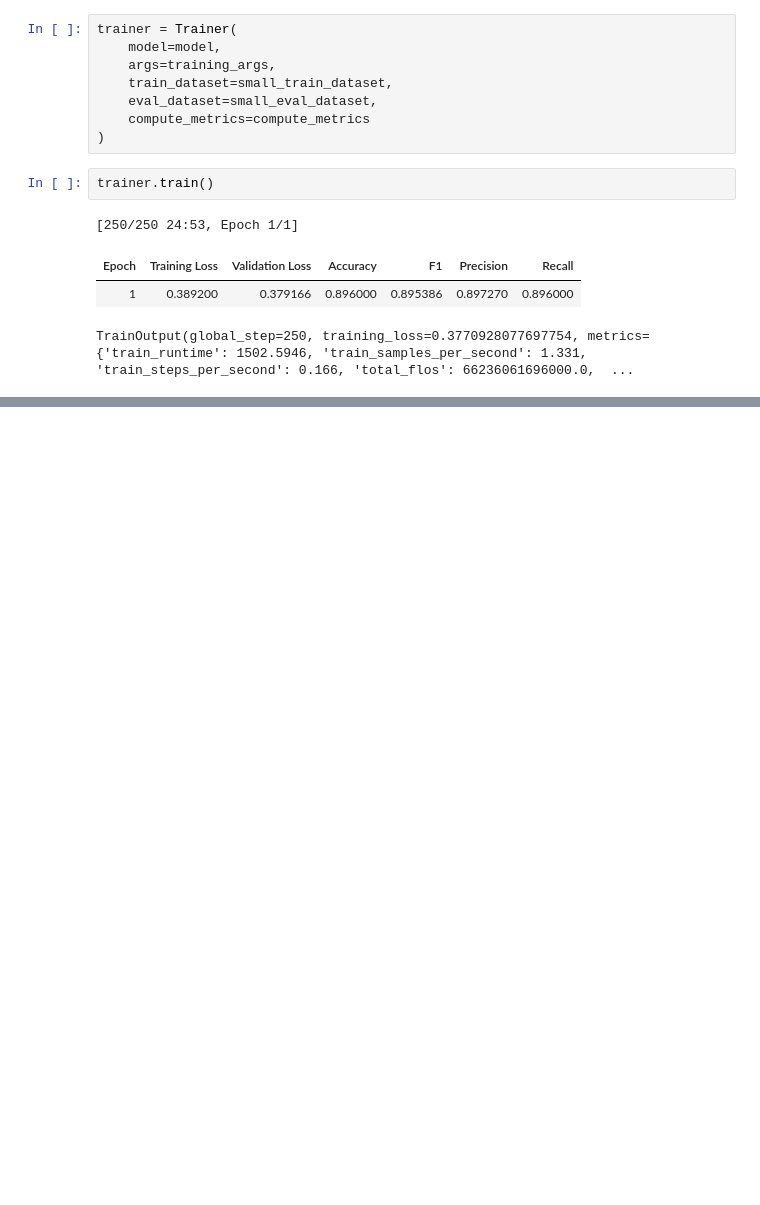
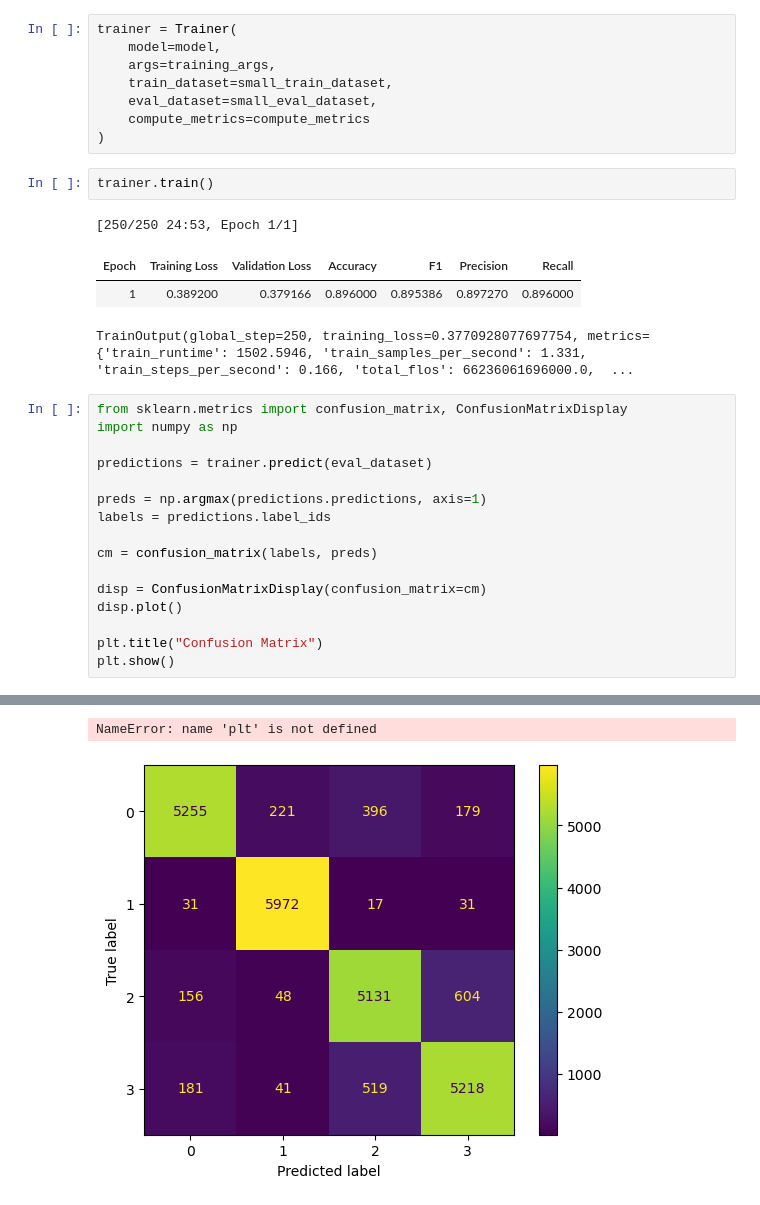
Before and after one commit to apurbasbjk30/AG_News, a Jupyter notebook: src/02_training.ipynb, the cells around one changed output, grey strips where cells are left out. Drawn from its saved outputs; the diff is of its cells as text; blank space fills up the shorter version.

```diff
--- a/src/02_training.ipynb
+++ b/src/02_training.ipynb
@@ -124,3 +124,20 @@ trainer.train()
 | Epoch | Training Loss | Validation Loss | Accuracy | F1 | Precision | Recall |
 | 1 | 0.389200 | 0.379166 | 0.896000 | 0.895386 | 0.897270 | 0.896000 |
 TrainOutput(global_step=250, training_loss=0.3770928077697754, metrics={'train_runtime': 1502.5946, 'train_samples_per_second': 1.331, 'train_steps_per_second': 0.166, 'total_flos': 66236061696000.0,  ...
+# %%
+from sklearn.metrics import confusion_matrix, ConfusionMatrixDisplay
+import numpy as np
+
+predictions = trainer.predict(eval_dataset)
+
+preds = np.argmax(predictions.predictions, axis=1)
+labels = predictions.label_ids
+
+cm = confusion_matrix(labels, preds)
+
+disp = ConfusionMatrixDisplay(confusion_matrix=cm)
+disp.plot()
+
+plt.title("Confusion Matrix")
+plt.show()
+# %% [output]
@@ -126,0 +145,2 @@ TrainOutput(global_step=250, training_loss=0.3770928077697754, metrics={'train_r
+NameError: name 'plt' is not defined
+[figure, added]
```
Also changed, not shown: parts of 2 cells of this notebook, 7 other files.
